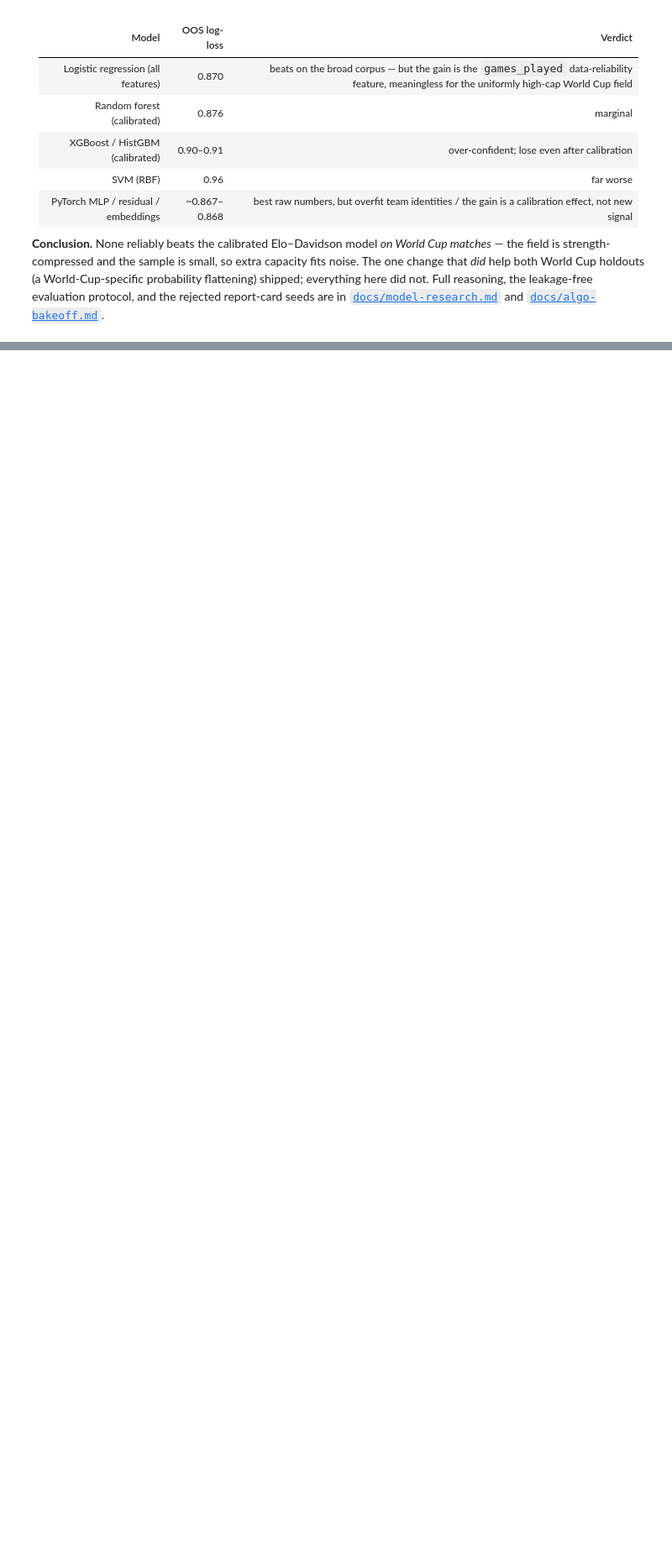
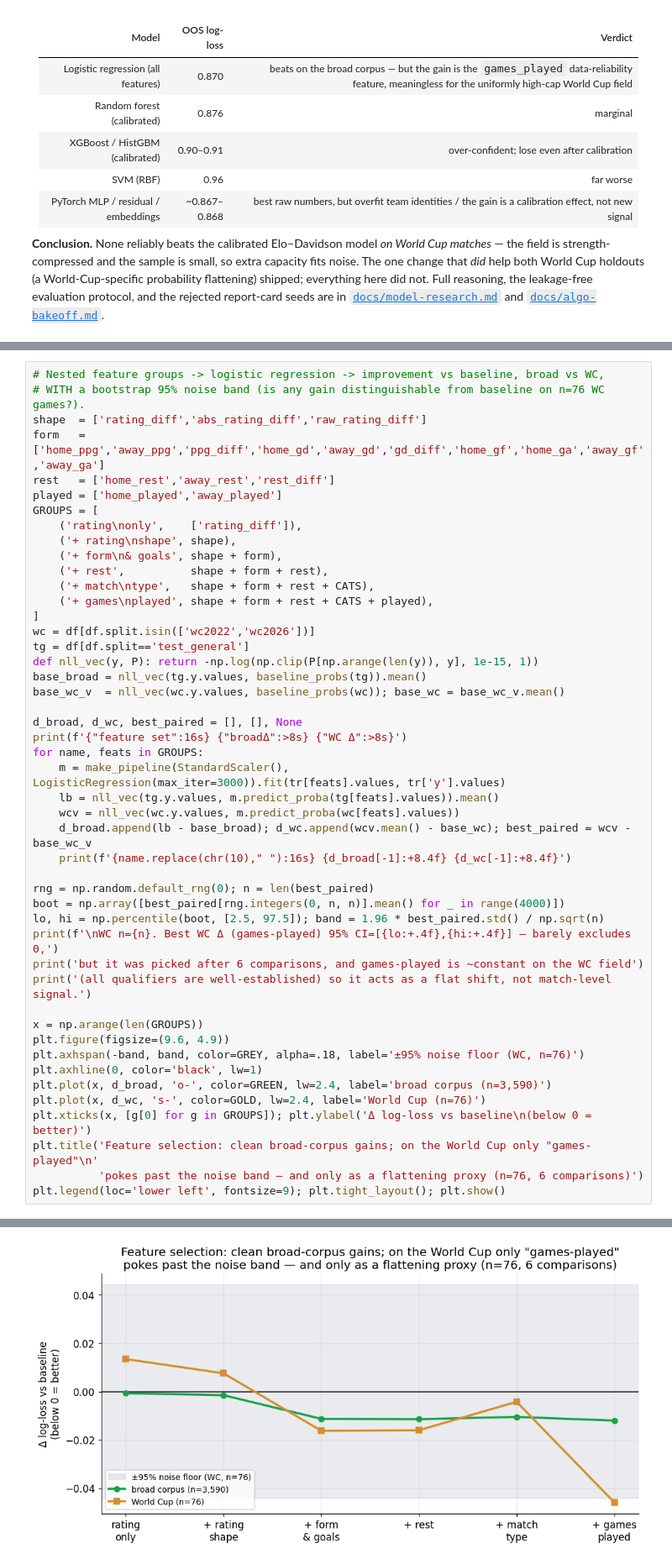
Before and after one commit to shpala/mondial, a Jupyter notebook: docs/research/ml-bakeoff.ipynb, the cells around one changed output, grey strips where cells are left out. Shown at 84% size. Cells and saved outputs as stored; diff of their text form; blank space fills up the shorter version.

```diff
--- a/docs/research/ml-bakeoff.ipynb
+++ b/docs/research/ml-bakeoff.ipynb
@@ -62,0 +221,48 @@ evaluation protocol, and the rejected report-card seeds are in
+# %%
+# Nested feature groups -> logistic regression -> improvement vs baseline, broad vs WC,
+# WITH a bootstrap 95% noise band (is any gain distinguishable from baseline on n=76 WC games?).
+shape  = ['rating_diff','abs_rating_diff','raw_rating_diff']
+form   = ['home_ppg','away_ppg','ppg_diff','home_gd','away_gd','gd_diff','home_gf','home_ga','away_gf','away_ga']
+rest   = ['home_rest','away_rest','rest_diff']
+played = ['home_played','away_played']
+GROUPS = [
+    ('rating\nonly',    ['rating_diff']),
+    ('+ rating\nshape', shape),
+    ('+ form\n& goals', shape + form),
+    ('+ rest',          shape + form + rest),
+    ('+ match\ntype',   shape + form + rest + CATS),
+    ('+ games\nplayed', shape + form + rest + CATS + played),
+]
+wc = df[df.split.isin(['wc2022','wc2026'])]
+tg = df[df.split=='test_general']
+def nll_vec(y, P): return -np.log(np.clip(P[np.arange(len(y)), y], 1e-15, 1))
+base_broad = nll_vec(tg.y.values, baseline_probs(tg)).mean()
+base_wc_v  = nll_vec(wc.y.values, baseline_probs(wc)); base_wc = base_wc_v.mean()
+
+d_broad, d_wc, best_paired = [], [], None
+print(f'{"feature set":16s} {"broadΔ":>8s} {"WC Δ":>8s}')
+for name, feats in GROUPS:
+    m = make_pipeline(StandardScaler(), LogisticRegression(max_iter=3000)).fit(tr[feats].values, tr['y'].values)
+    lb = nll_vec(tg.y.values, m.predict_proba(tg[feats].values)).mean()
+    wcv = nll_vec(wc.y.values, m.predict_proba(wc[feats].values))
+    d_broad.append(lb - base_broad); d_wc.append(wcv.mean() - base_wc); best_paired = wcv - base_wc_v
+    print(f'{name.replace(chr(10)," "):16s} {d_broad[-1]:+8.4f} {d_wc[-1]:+8.4f}')
+
+rng = np.random.default_rng(0); n = len(best_paired)
+boot = np.array([best_paired[rng.integers(0, n, n)].mean() for _ in range(4000)])
+lo, hi = np.percentile(boot, [2.5, 97.5]); band = 1.96 * best_paired.std() / np.sqrt(n)
+print(f'\nWC n={n}. Best WC Δ (games-played) 95% CI=[{lo:+.4f},{hi:+.4f}] — barely excludes 0,')
+print('but it was picked after 6 comparisons, and games-played is ~constant on the WC field')
+print('(all qualifiers are well-established) so it acts as a flat shift, not match-level signal.')
+
+x = np.arange(len(GROUPS))
+plt.figure(figsize=(9.6, 4.9))
+plt.axhspan(-band, band, color=GREY, alpha=.18, label='±95% noise floor (WC, n=76)')
+plt.axhline(0, color='black', lw=1)
+plt.plot(x, d_broad, 'o-', color=GREEN, lw=2.4, label='broad corpus (n=3,590)')
+plt.plot(x, d_wc, 's-', color=GOLD, lw=2.4, label='World Cup (n=76)')
+plt.xticks(x, [g[0] for g in GROUPS]); plt.ylabel('Δ log-loss vs baseline\n(below 0 = better)')
+plt.title('Feature selection: clean broad-corpus gains; on the World Cup only "games-played"\n'
+          'pokes past the noise band — and only as a flattening proxy (n=76, 6 comparisons)')
+plt.legend(loc='lower left', fontsize=9); plt.tight_layout(); plt.show()
+# %% [output]
@@ -62,0 +280 @@ evaluation protocol, and the rejected report-card seeds are in
+[figure, added]
```
Also changed, not shown: parts of 14 cells of this notebook.
